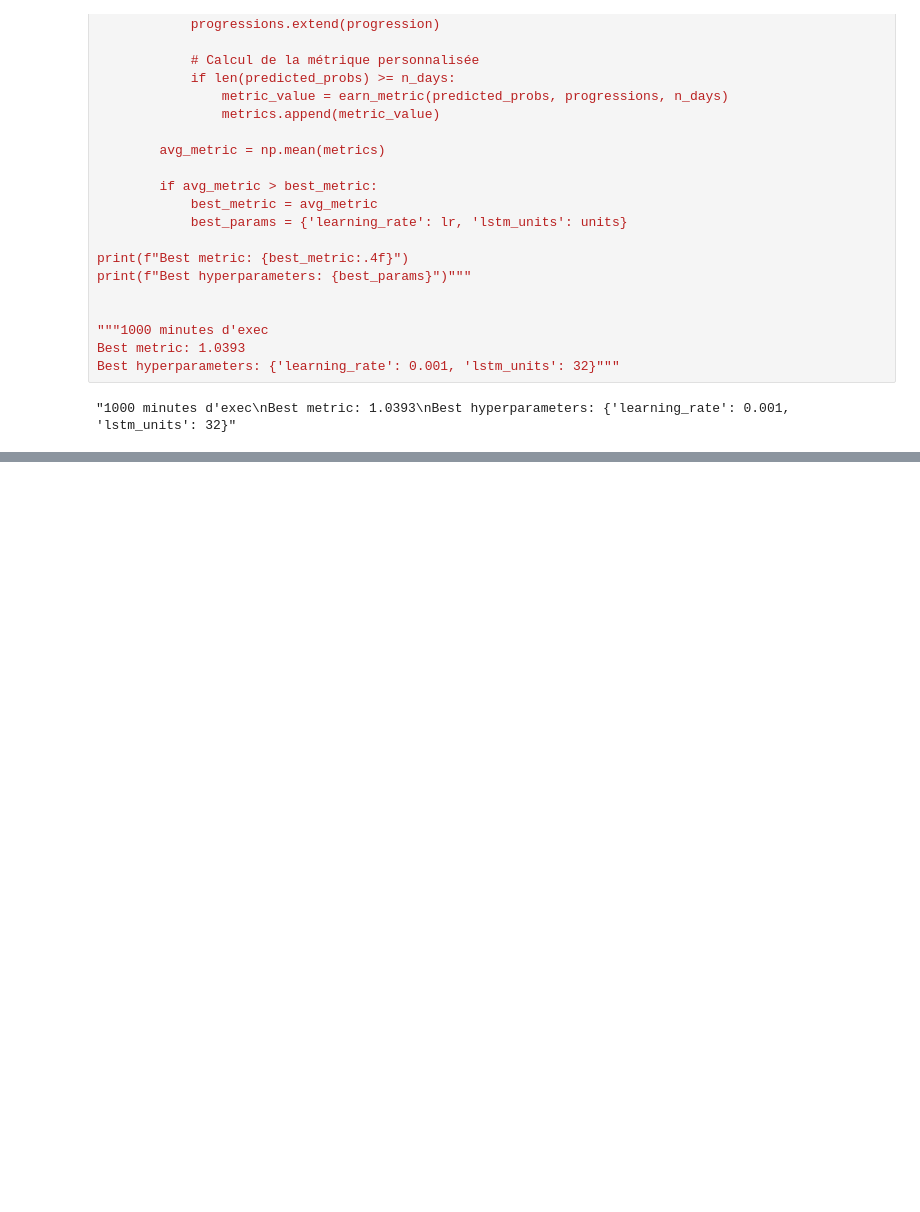
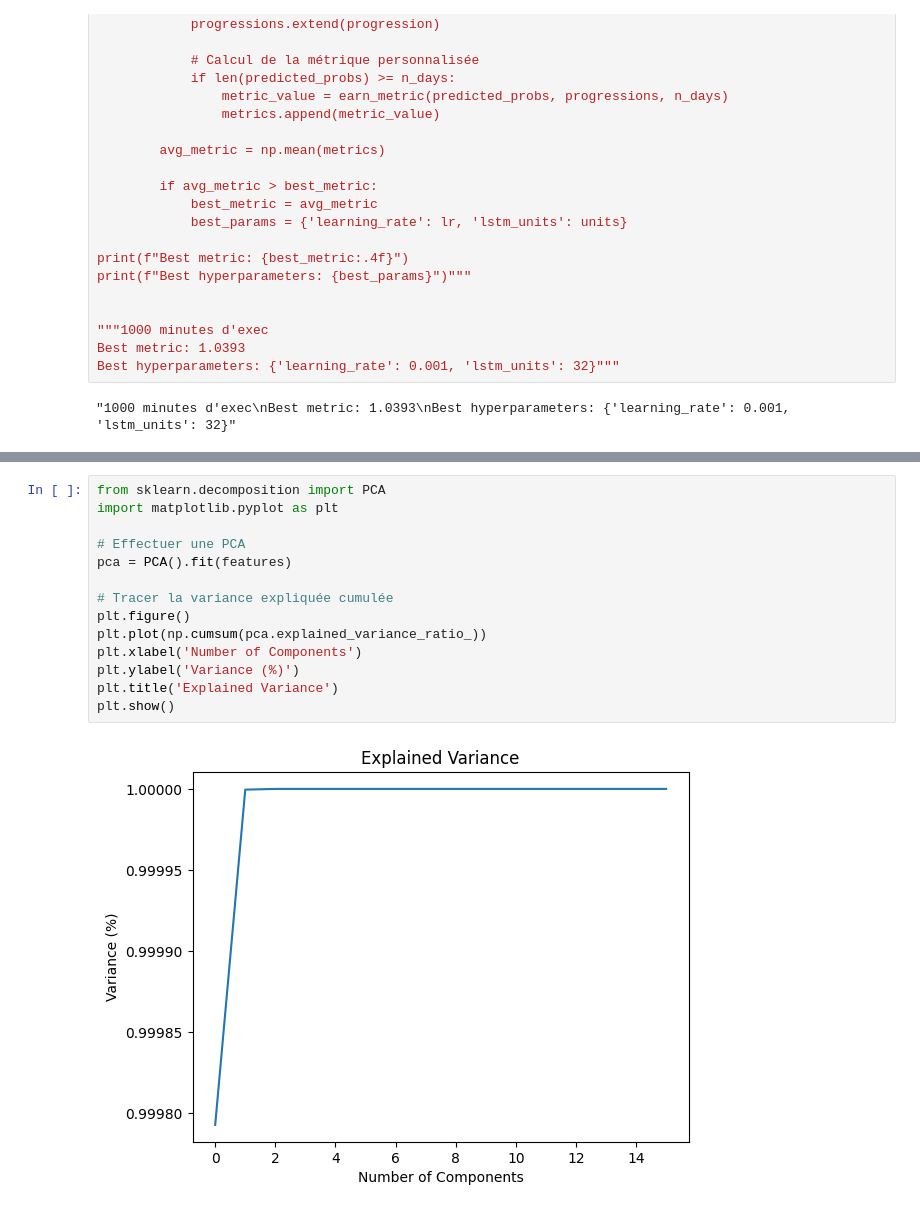
Before and after one commit to ThomasMeb/Alla2, a Jupyter notebook: tests_neural_network.ipynb, the cells around one changed output, grey strips where cells are left out. Drawn from its saved outputs; the diff is of its cells as text; blank space fills up the shorter version.

```diff
--- a/tests_neural_network.ipynb
+++ b/tests_neural_network.ipynb
@@ -382,0 +383,16 @@ Accuracy: 0.5369
+# %%
+from sklearn.decomposition import PCA
+import matplotlib.pyplot as plt
+
+# Effectuer une PCA
+pca = PCA().fit(features)
+
+# Tracer la variance expliquée cumulée
+plt.figure()
+plt.plot(np.cumsum(pca.explained_variance_ratio_))
+plt.xlabel('Number of Components')
+plt.ylabel('Variance (%)')
+plt.title('Explained Variance')
+plt.show()
+# %% [output]
+[figure, added]
```
Also changed, not shown: parts of 4 cells of this notebook, 1 other file.
